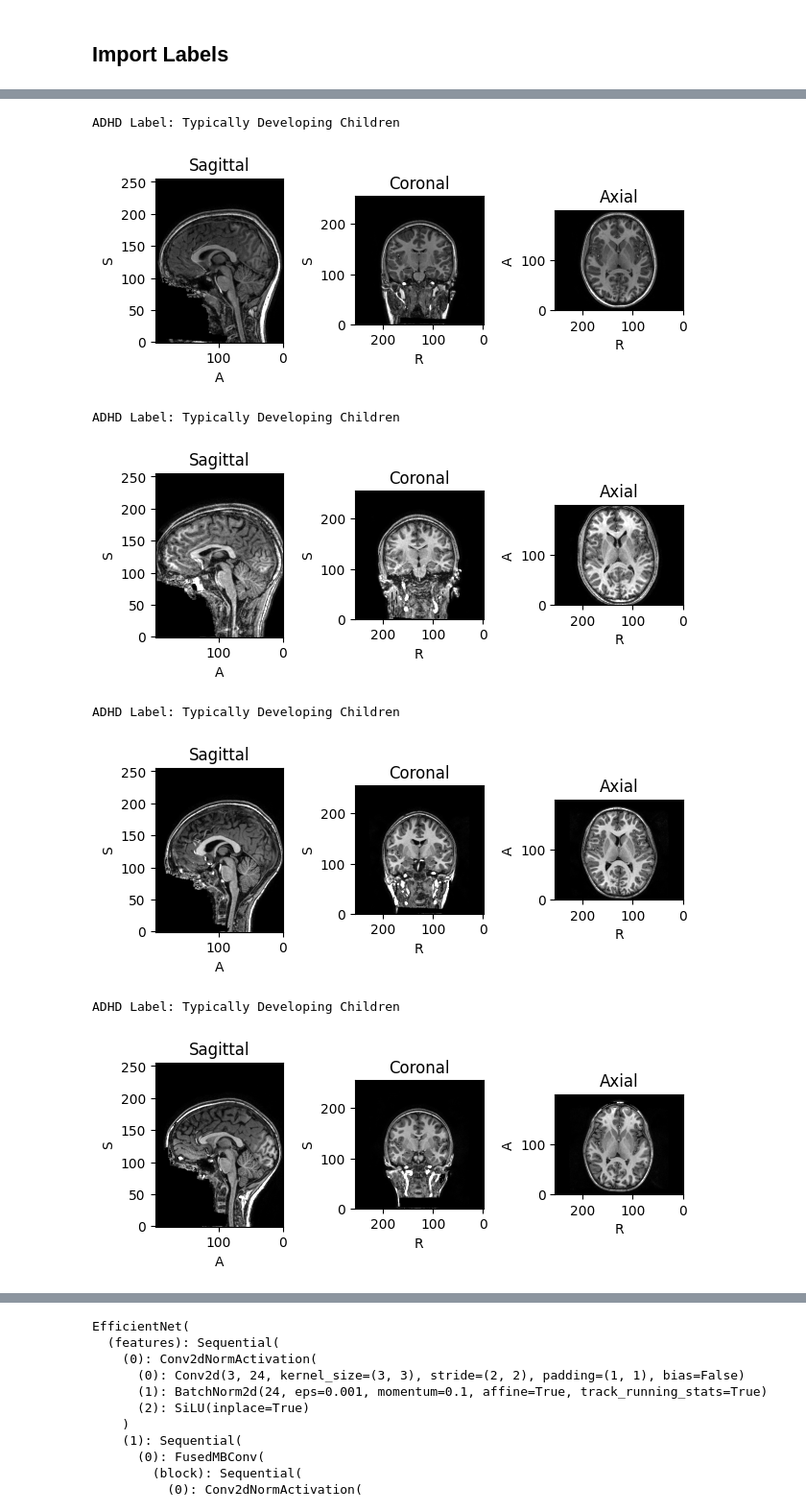
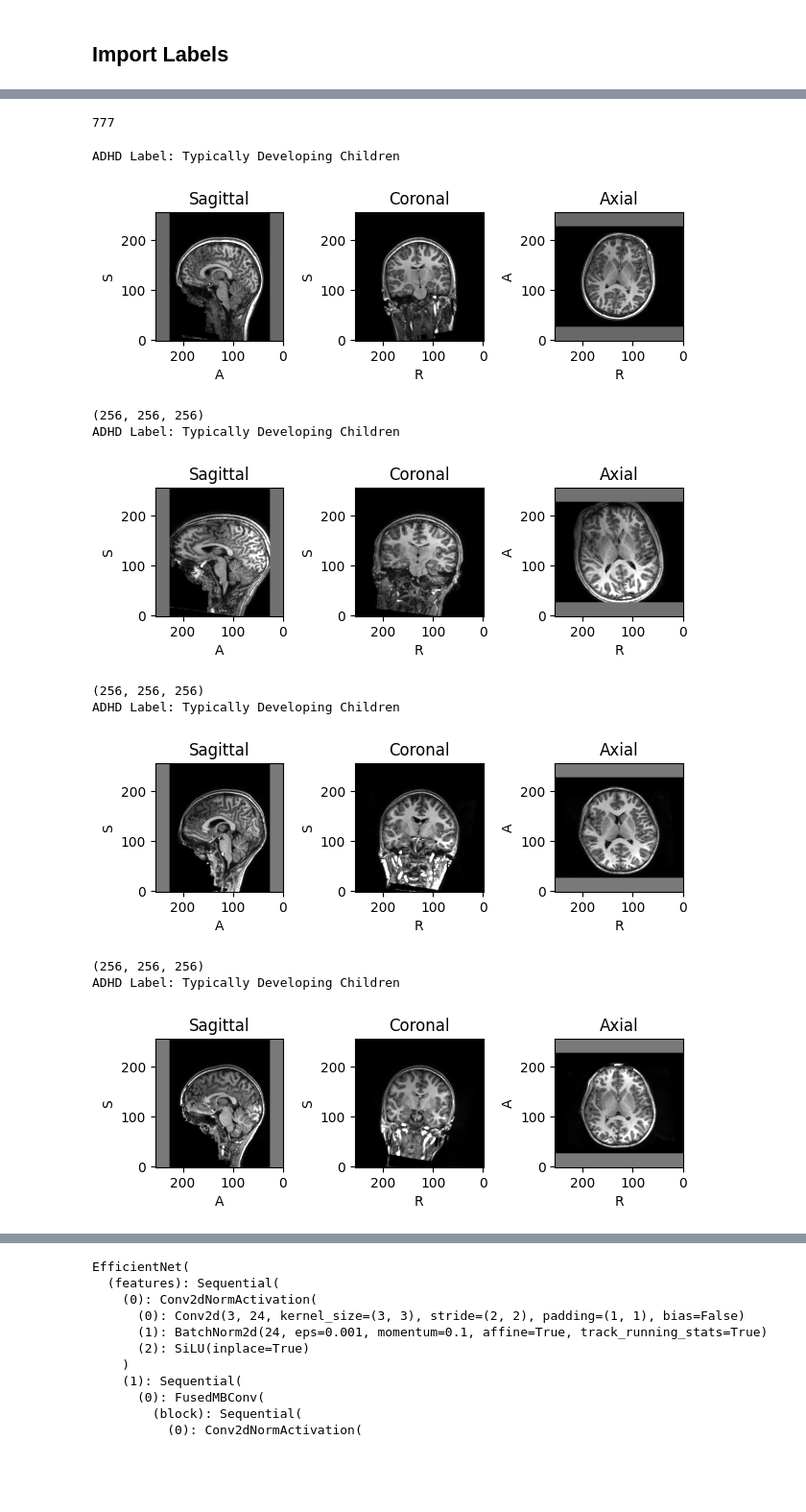
Before and after one commit to angelodelapaz/MLFinalProject, a Jupyter notebook: test.ipynb, the cells around one changed output, grey strips where cells are left out. Shown at 96% size. Saved outputs shown, nothing was run; the diff lists cells and outputs as text; code cells hidden in the pictures; blank space fills up the shorter version.

```diff
--- a/test.ipynb
+++ b/test.ipynb
@@ -135,16 +114,34 @@ First 5 Labels: ['Typically Developing Children', 'Typically Developing Children
+# %%
+transforms = [
+    tio.RescaleIntensity(out_min_max=(0, 1)),
+    tio.RandomAffine(),
+    tio.RandomBiasField(),
+    tio.ZNormalization(masking_method=tio.ZNormalization.mean),
+    tio.CropOrPad((256, 256, 256)),
+]
+transform = tio.Compose(transforms)
+subjects_dataset = tio.SubjectsDataset(dataset, transform=transform)
+print(len(subjects_dataset))
+# %% [output]
+777
 # %%
+#Shows the preprocessed images
 for i in range(5):
-    subject = dataset[i]
+    subject = subjects_dataset[i]
     image = subject['mri']
     print('ADHD Label: ' + subject['adhd'])
     image.plot()
     plt.show()
+    print(subjects_dataset[i]['mri'].spatial_shape)
 # %% [output]
 ADHD Label: Typically Developing Children
-[figure, old version]
+[figure, new version]
+(256, 256, 256)
 ADHD Label: Typically Developing Children
-[figure, old version]
+[figure, new version]
+(256, 256, 256)
 ADHD Label: Typically Developing Children
-[figure, old version]
+[figure, new version]
+(256, 256, 256)
 ADHD Label: Typically Developing Children
-[figure, old version]
+[figure, new version]
```
Also changed, not shown: parts of 15 cells of this notebook, 1 other file.
